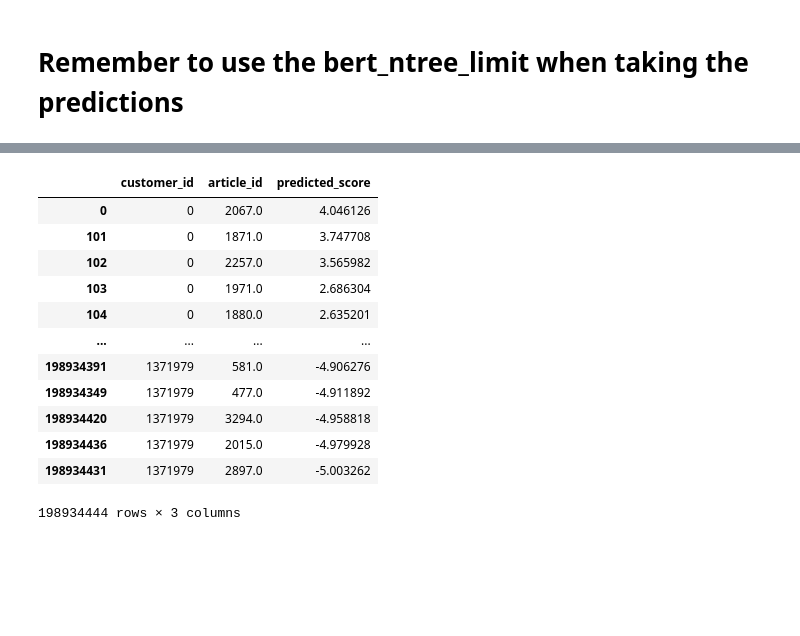
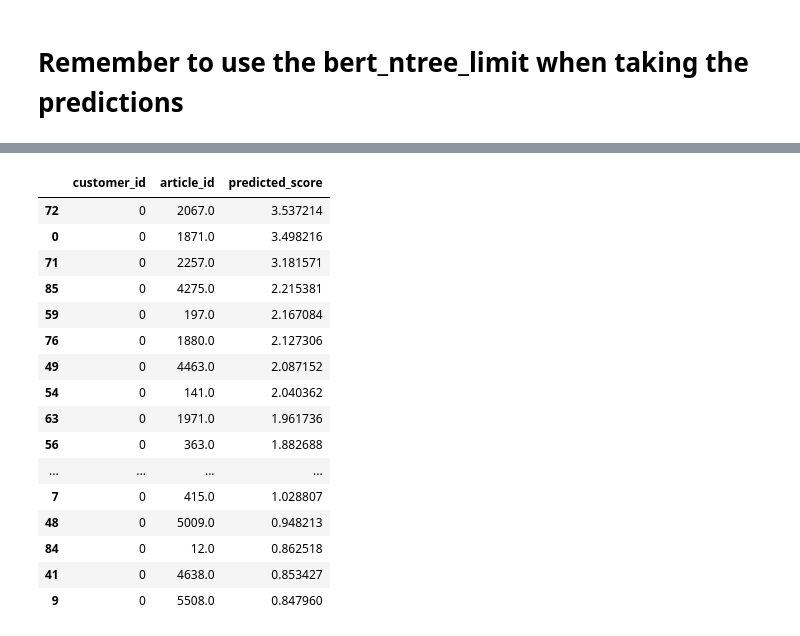
Before and after one commit to damicoedoardo/HnMChallenge, a Jupyter notebook: hnmchallenge/data_analysis/xgb_predictions.ipynb, the cells around one changed output, grey strips where cells are left out. Cells and saved outputs as stored; diff of their text form; code cells hidden in the pictures; blank space fills up the shorter version.

```diff
--- a/hnmchallenge/data_analysis/xgb_predictions.ipynb
+++ b/hnmchallenge/data_analysis/xgb_predictions.ipynb
@@ -91,21 +140,25 @@ customer_article_df
 # %%
 sorted_scores = customer_article_df.sort_values([DEFAULT_USER_COL, "predicted_score"], ascending=[True, False])
 # %%
-sorted_scores
+sorted_scores.head(20)
 # %% [output]
 |  | customer_id | article_id | predicted_score |
-| 0 | 0 | 2067.0 | 4.046126 |
-| 101 | 0 | 1871.0 | 3.747708 |
-| 102 | 0 | 2257.0 | 3.565982 |
-| 103 | 0 | 1971.0 | 2.686304 |
-| 104 | 0 | 1880.0 | 2.635201 |
+| 72 | 0 | 2067.0 | 3.537214 |
+| 0 | 0 | 1871.0 | 3.498216 |
+| 71 | 0 | 2257.0 | 3.181571 |
+| 85 | 0 | 4275.0 | 2.215381 |
+| 59 | 0 | 197.0 | 2.167084 |
+| 76 | 0 | 1880.0 | 2.127306 |
+| 49 | 0 | 4463.0 | 2.087152 |
+| 54 | 0 | 141.0 | 2.040362 |
+| 63 | 0 | 1971.0 | 1.961736 |
+| 56 | 0 | 363.0 | 1.882688 |
 | ... | ... | ... | ... |
-| 198934391 | 1371979 | 581.0 | -4.906276 |
-| 198934349 | 1371979 | 477.0 | -4.911892 |
-| 198934420 | 1371979 | 3294.0 | -4.958818 |
-| 198934436 | 1371979 | 2015.0 | -4.979928 |
-| 198934431 | 1371979 | 2897.0 | -5.003262 |
+| 7 | 0 | 415.0 | 1.028807 |
+| 48 | 0 | 5009.0 | 0.948213 |
+| 84 | 0 | 12.0 | 0.862518 |
+| 41 | 0 | 4638.0 | 0.853427 |
+| 9 | 0 | 5508.0 | 0.847960 |
-198934444 rows × 3 columns
 # %%
 sorted_scores_index = sorted_scores.reset_index(drop=True)
 # %%
```
Also changed, not shown: parts of 15 cells of this notebook, 10 other files.
